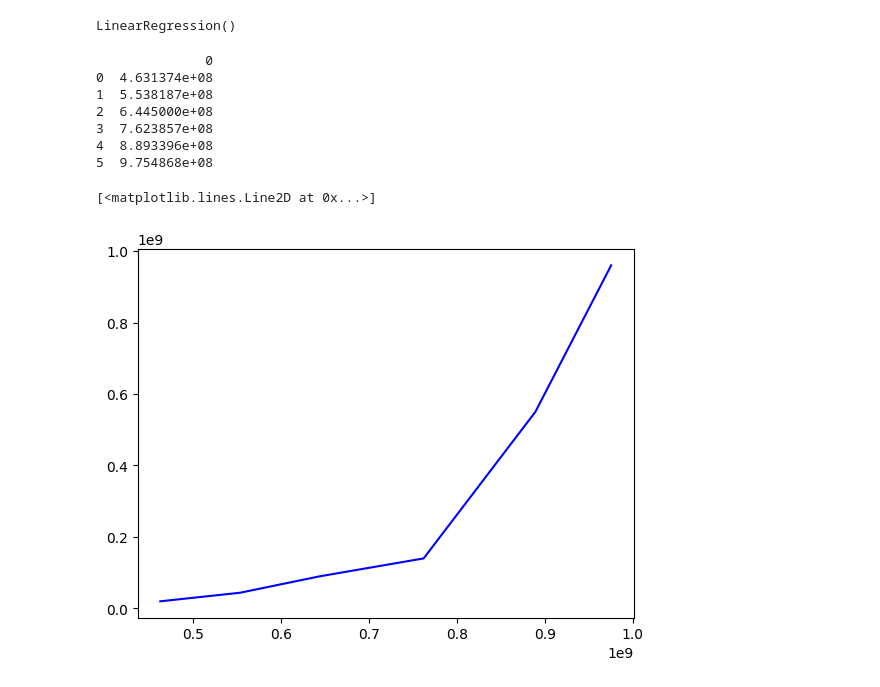
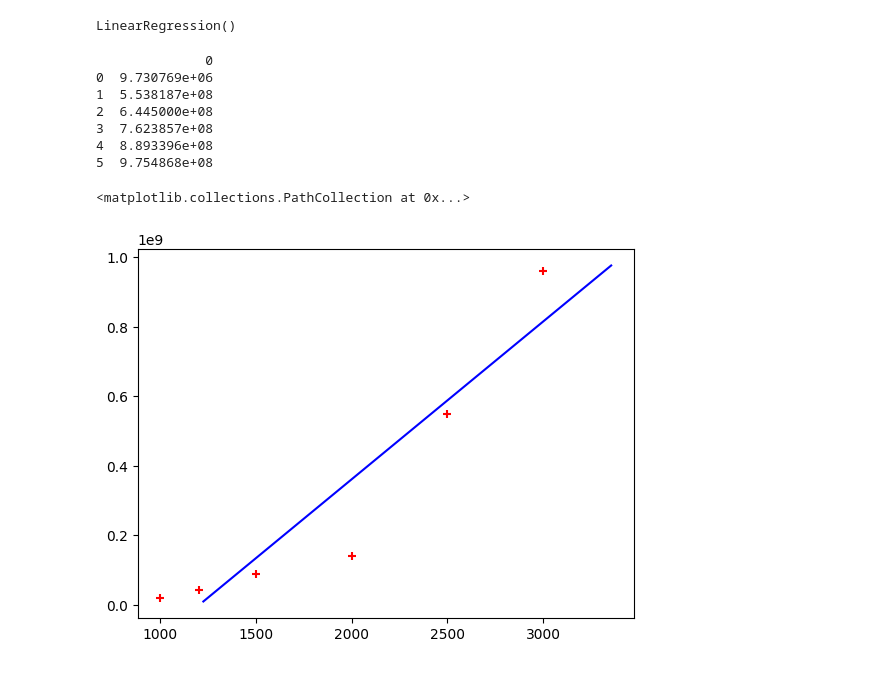
Before and after one commit to CSI-Trainee-2023/ml_task_ananya, a Jupyter notebook: linearRegression.ipynb, the cells around one changed output. Cells and saved outputs as stored; diff of their text form; code cells hidden in the pictures.

Commit message:
updated plotting

```diff
--- a/linearRegression.ipynb
+++ b/linearRegression.ipynb
@@ -32,13 +32,13 @@ reg.fit(df[['area']],df.price)
 # %% [output]
 LinearRegression()
 # %%
-area = [2225, 2425, 2625, 2885, 3165, 3355 ]
+area = [1225, 2425, 2625, 2885, 3165, 3355 ]
 area2d = np.array([area]).reshape(-1,1)
 p = pd.DataFrame(reg.predict(area2d))
 print(p)
 # %% [output]
               0
-0  4.631374e+08
+0  9.730769e+06
 1  5.538187e+08
 2  6.445000e+08
 3  7.623857e+08
@@ -46,7 +46,8 @@ print(p)
 5  9.754868e+08
 # %%
 %matplotlib inline
-plt.plot(p, df.price, color='blue')
+plt.plot(area2d, p, color='blue')
+plt.scatter(df.area, df.price, marker='+', color='red')
 # %% [output]
-[<matplotlib.lines.Line2D at 0x...>]
+<matplotlib.collections.PathCollection at 0x...>
-[figure, old version]
+[figure, new version]
```
Also changed, not shown: parts of 1 cell of this notebook.
